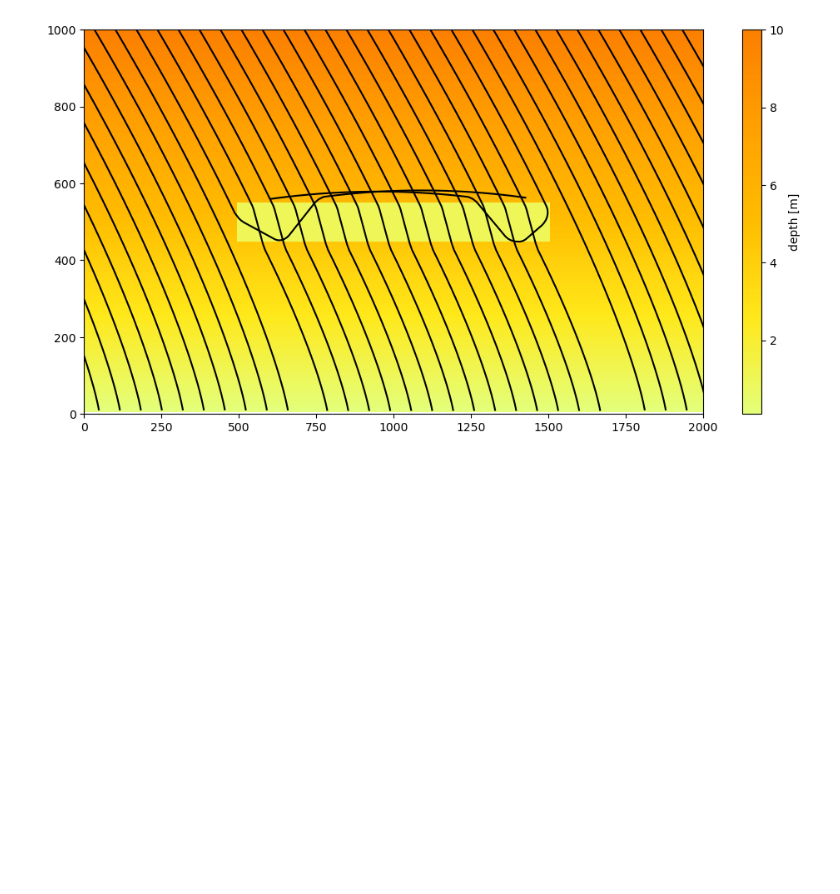
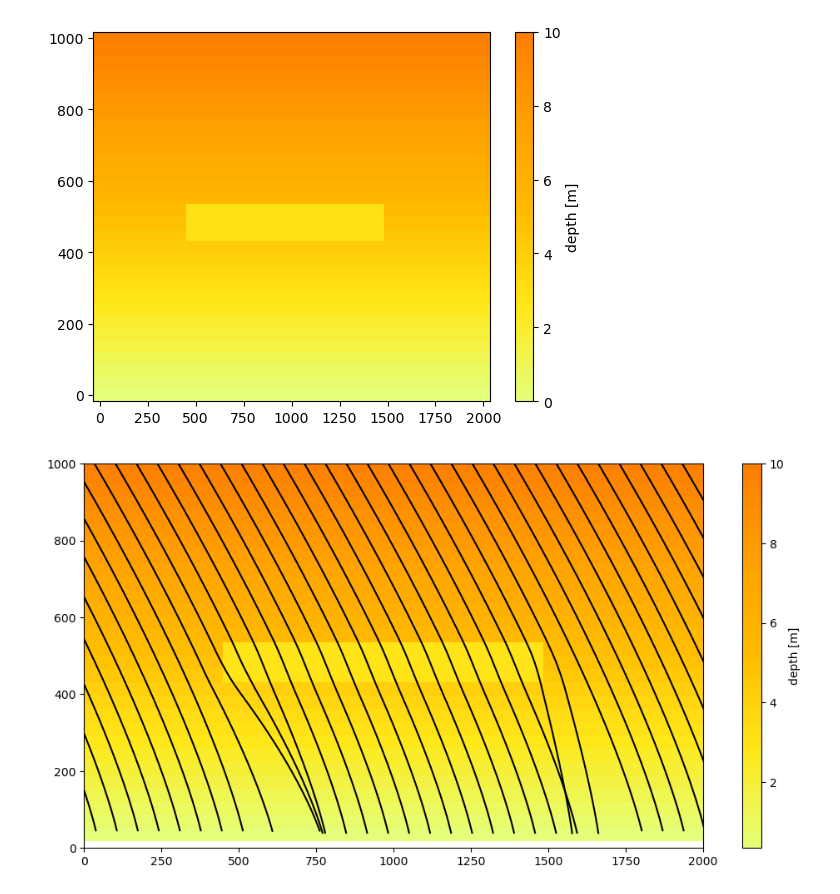
Before and after one commit to Witeend/ocean_wave_tracing, a Jupyter notebook: notebooks/Waves.ipynb, the cells around one changed output. Saved outputs shown, nothing was run; the diff lists cells and outputs as text; code cells hidden in the pictures; blank space fills up the shorter version.

```diff
--- a/notebooks/Waves.ipynb
+++ b/notebooks/Waves.ipynb
@@ -1,13 +15,5 @@
 # %%
-import sys
-import numpy as np
-import matplotlib.pyplot as plt
-
-sys.path.insert(1, '/Users/tpvan/Waves/ocean_wave_tracing')
-from ocean_wave_tracing.ocean_wave_tracing import Wave_tracing
-
-# Defining some properties of the medium
-nx = 100; ny = 100 # number of grid points in x- and y-direction
+nx = 30; ny = 30 # number of grid points in x- and y-direction
 x = np.linspace(0,2000,nx) # size x-domain [m]
 y = np.linspace(0,1000,ny) # size y-domain [m]
 T = 300 # simulation time [s]
@@ -18,7 +24,7 @@ V=np.zeros((ny,nx))
 rays=60
 
 d_off = 10
-d_bw = 1
+d_bw = 3
 
 d = np.ones((ny, nx)) * d_off
 
@@ -28,37 +34,44 @@ for i in range(ny):
 
 
 d[int(ny//2-ny/20):int(ny//2+ny/20), int(nx//2-nx/4):int(nx//2+nx/4)] = np.ones((int(ny/10), int(nx/2))) * d_bw
+
+xv, yv = np.meshgrid(x, y)
+fig, ax = plt.subplots();
+pc=ax.pcolormesh(xv,yv,d,shading='auto', cmap='Wistia')
+dc=fig.colorbar(pc)
+dc.set_label('depth [m]')
 
 # Define a wave tracing object
 wt = Wave_tracing(U=U,V=V,
                        nx=nx, ny=ny, nt=100,T=T,
                        dx=x[1]-x[0],dy=y[1]-y[0],
                        nb_wave_rays=rays,
                        domain_X0=x[0], domain_XN=x[-1],
                        domain_Y0=y[0], domain_YN=y[-1],
                        d=d)
 
 # Set initial conditions
 wt.set_initial_condition(wave_period=10,
                           theta0=-0.3*np.pi, ipx=np.linspace(-2000, 2000, rays), ipy=np.ones(rays)*1000)
 
 # Solve
 wt.solve()
 
 # Plot
 fig, ax = plt.subplots(figsize=(12, 6));
 # pc=ax.pcolormesh(wt.x,wt.y,wt.U.isel(time=0),shading='auto', cmap='Wistia')
 pc=ax.pcolormesh(wt.x,wt.y,wt.d,shading='auto', cmap='Wistia')
 dc=fig.colorbar(pc)
 dc.set_label('depth [m]')
 
 for ray_id in range(wt.nb_wave_rays):
     ax.plot(wt.ray_x[ray_id,:],wt.ray_y[ray_id,:],'-k')
 
 plt.xlim(x.min(), x.max())
 plt.ylim(y.min(), y.max())
 
 # ax.quiver(x, y, U ,V)
 plt.show()
 # %% [output]
-[figure, old version]
+[figure, new version]
+[figure, added]
```
Also changed, not shown: parts of 7 cells of this notebook, 1 other file.
